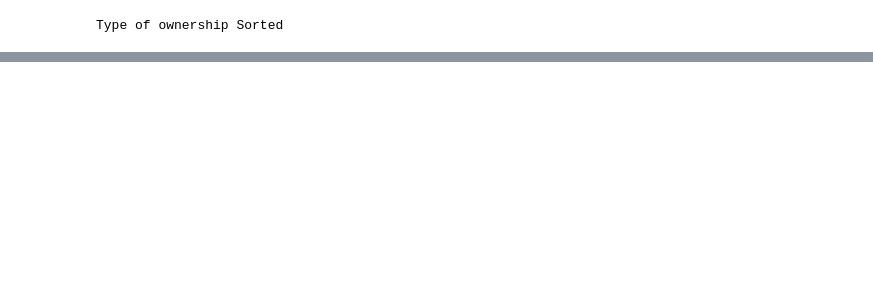
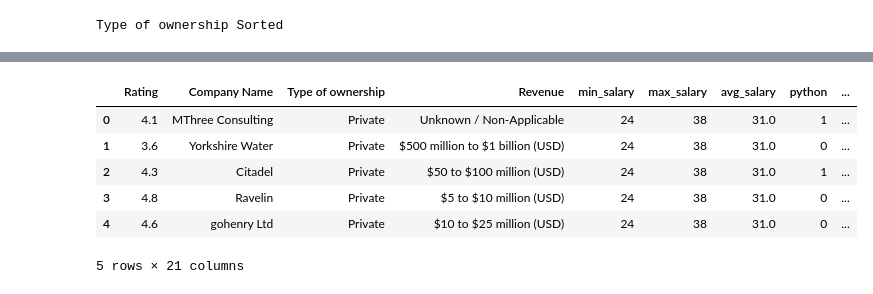
Before and after one commit to saurabhsatasia/Mini-Projects, a Jupyter notebook: salary-estimator/data_cleaning.ipynb, the cells around one changed output, grey strips where cells are left out. Cells and saved outputs as stored; diff of their text form; code cells hidden in the pictures; blank space fills up the shorter version.

```diff
--- a/salary-estimator/data_cleaning.ipynb
+++ b/salary-estimator/data_cleaning.ipynb
@@ -456,0 +505,10 @@ Index(['Rating', 'Company Name', 'Type of ownership', 'Sector', 'Revenue',
+# %%
+final_df.head()
+# %% [output]
+|  | Rating | Company Name | Type of ownership | Revenue | min_salary | max_salary | avg_salary | python | ... |
+| 0 | 4.1 | MThree Consulting | Private | Unknown / Non-Applicable | 24 | 38 | 31.0 | 1 | ... |
+| 1 | 3.6 | Yorkshire Water | Private | $500 million to $1 billion (USD) | 24 | 38 | 31.0 | 0 | ... |
+| 2 | 4.3 | Citadel | Private | $50 to $100 million (USD) | 24 | 38 | 31.0 | 1 | ... |
+| 3 | 4.8 | Ravelin | Private | $5 to $10 million (USD) | 24 | 38 | 31.0 | 0 | ... |
+| 4 | 4.6 | gohenry Ltd | Private | $10 to $25 million (USD) | 24 | 38 | 31.0 | 0 | ... |
+5 rows × 21 columns
```
Also changed, not shown: parts of 17 cells of this notebook.
